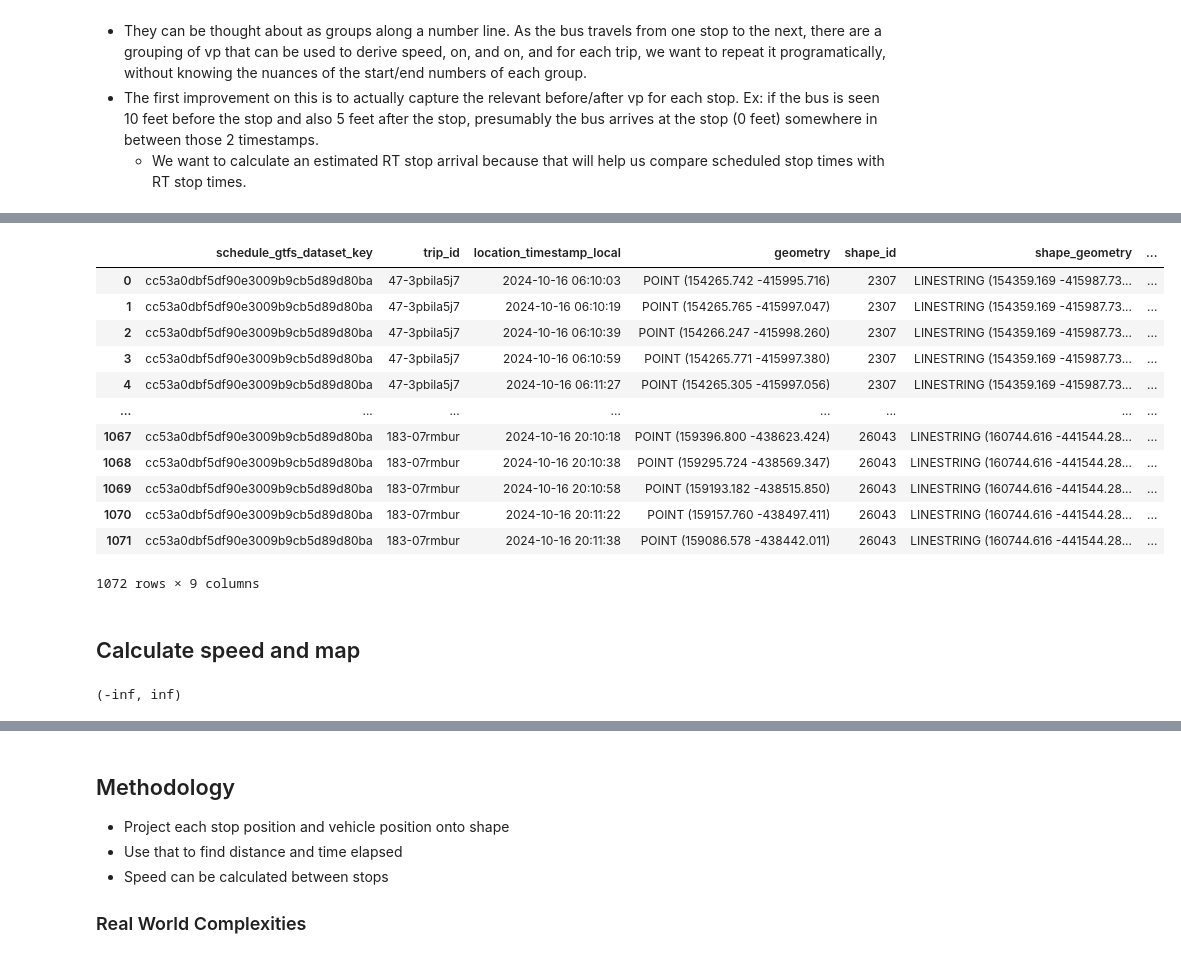
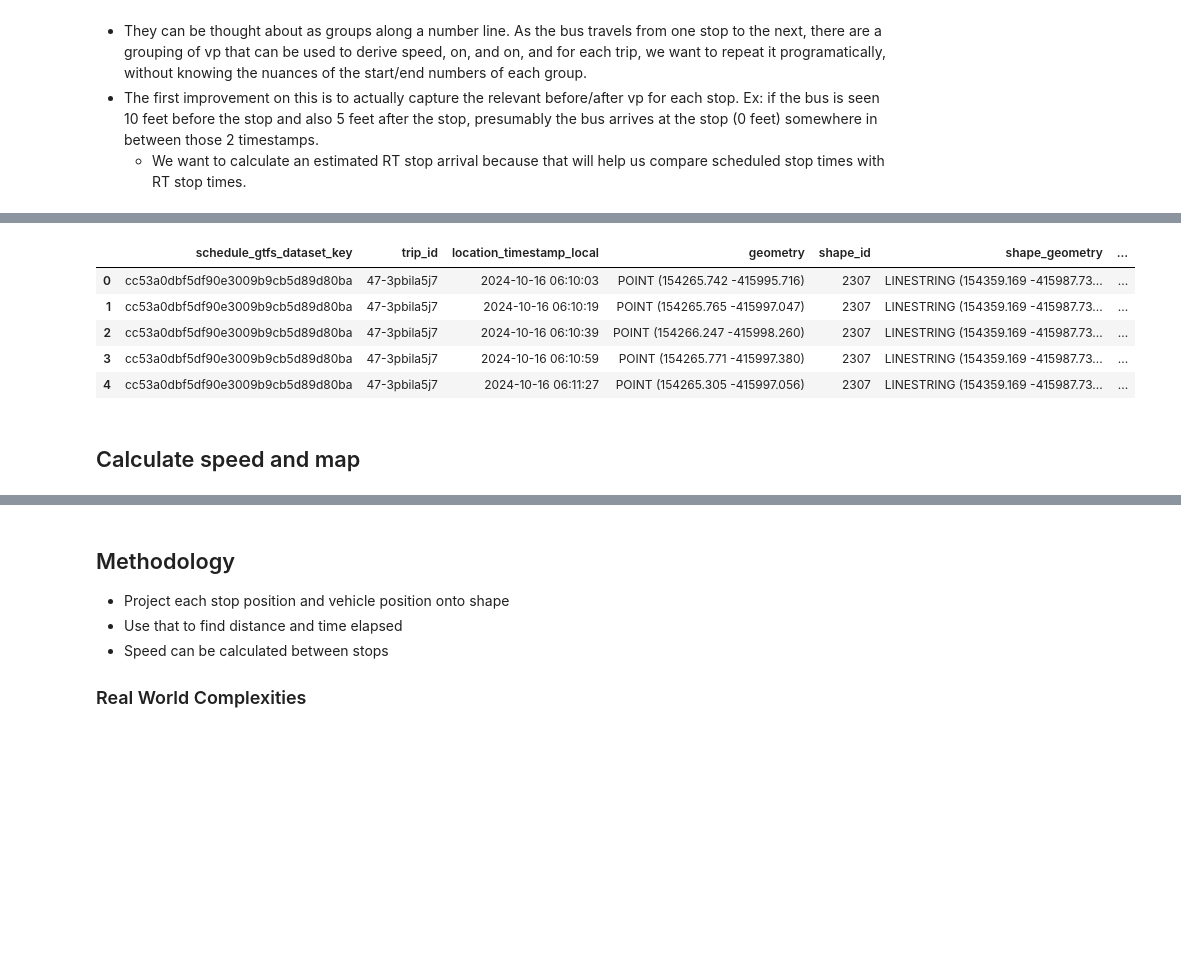
Before and after one commit to tiffanychu90/gtfs-rt-demo, a Jupyter notebook: scripts/01-ladot-shapely-project.ipynb, the cells around one changed output, grey strips where cells are left out. Drawn from its saved outputs; the diff is of its cells as text; code cells hidden in the pictures; blank space fills up the shorter version.

```diff
--- a/scripts/01-ladot-shapely-project.ipynb
+++ b/scripts/01-ladot-shapely-project.ipynb
@@ -27,7 +26,9 @@ loopy_trips_to_use = [
     "30-0SpZx5QGbqM"
 ]
 
-trip_filter = [[("trip_id", "in", trips_to_use + loopy_trips_to_use)]]
+trip_filter = [[
+    ("trip_id", "in", trips_to_use + loopy_trips_to_use)
+]]
 # %%
 stops_projected = create_table.stop_times_projected_calitp_table(
     analysis_date,
@@ -170,18 +173,11 @@ stops_subset
 # %%
-vp_projected
+vp_projected.head()
 # %% [output]
 |  | schedule_gtfs_dataset_key | trip_id | location_timestamp_local | geometry | shape_id | shape_geometry | ... |
 | 0 | cc53a0dbf5df90e3009b9cb5d89d80ba | 47-3pbila5j7 | 2024-10-16 06:10:03 | POINT (154265.742 -415995.716) | 2307 | LINESTRING (154359.169 -415987.73... | ... |
 | 1 | cc53a0dbf5df90e3009b9cb5d89d80ba | 47-3pbila5j7 | 2024-10-16 06:10:19 | POINT (154265.765 -415997.047) | 2307 | LINESTRING (154359.169 -415987.73... | ... |
 | 2 | cc53a0dbf5df90e3009b9cb5d89d80ba | 47-3pbila5j7 | 2024-10-16 06:10:39 | POINT (154266.247 -415998.260) | 2307 | LINESTRING (154359.169 -415987.73... | ... |
 | 3 | cc53a0dbf5df90e3009b9cb5d89d80ba | 47-3pbila5j7 | 2024-10-16 06:10:59 | POINT (154265.771 -415997.380) | 2307 | LINESTRING (154359.169 -415987.73... | ... |
 | 4 | cc53a0dbf5df90e3009b9cb5d89d80ba | 47-3pbila5j7 | 2024-10-16 06:11:27 | POINT (154265.305 -415997.056) | 2307 | LINESTRING (154359.169 -415987.73... | ... |
-| ... | ... | ... | ... | ... | ... | ... | ... |
-| 1067 | cc53a0dbf5df90e3009b9cb5d89d80ba | 183-07rmbur | 2024-10-16 20:10:18 | POINT (159396.800 -438623.424) | 26043 | LINESTRING (160744.616 -441544.28... | ... |
-| 1068 | cc53a0dbf5df90e3009b9cb5d89d80ba | 183-07rmbur | 2024-10-16 20:10:38 | POINT (159295.724 -438569.347) | 26043 | LINESTRING (160744.616 -441544.28... | ... |
-| 1069 | cc53a0dbf5df90e3009b9cb5d89d80ba | 183-07rmbur | 2024-10-16 20:10:58 | POINT (159193.182 -438515.850) | 26043 | LINESTRING (160744.616 -441544.28... | ... |
-| 1070 | cc53a0dbf5df90e3009b9cb5d89d80ba | 183-07rmbur | 2024-10-16 20:11:22 | POINT (159157.760 -438497.411) | 26043 | LINESTRING (160744.616 -441544.28... | ... |
-| 1071 | cc53a0dbf5df90e3009b9cb5d89d80ba | 183-07rmbur | 2024-10-16 20:11:38 | POINT (159086.578 -438442.011) | 26043 | LINESTRING (160744.616 -441544.28... | ... |
-1072 rows × 9 columns
 # %% [markdown]
 ## Calculate speed and map
@@ -190,4 +183,0 @@ speed_gdf = speed_for_trip(stops_projected, vp_projected, segments)
-# %%
-speed_gdf.speed_mph.min(), speed_gdf.speed_mph.max()
-# %% [output]
-(-inf, inf)
```
Also changed, not shown: parts of 13 cells of this notebook, 2 other files.
